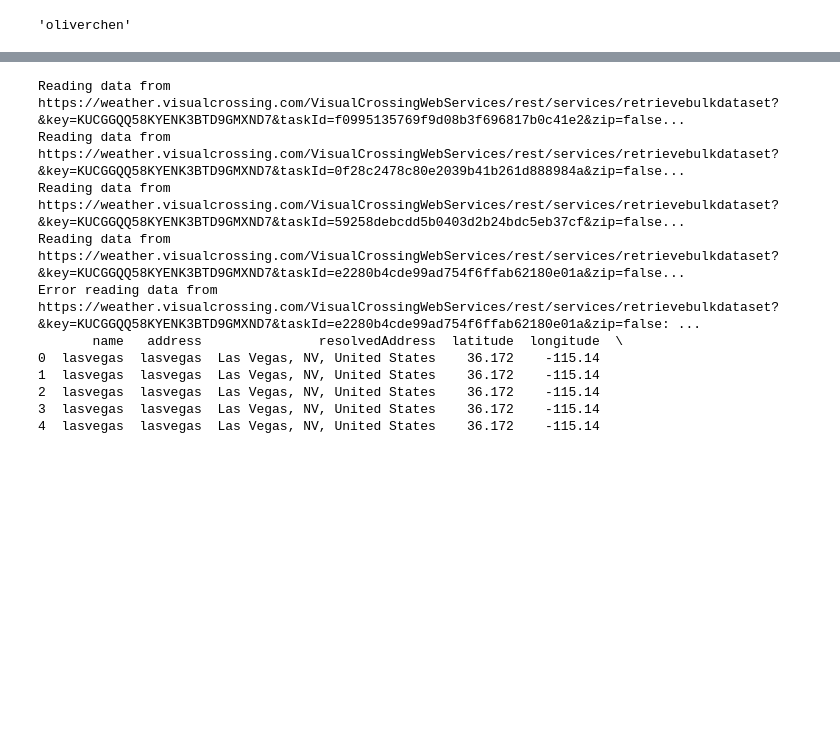
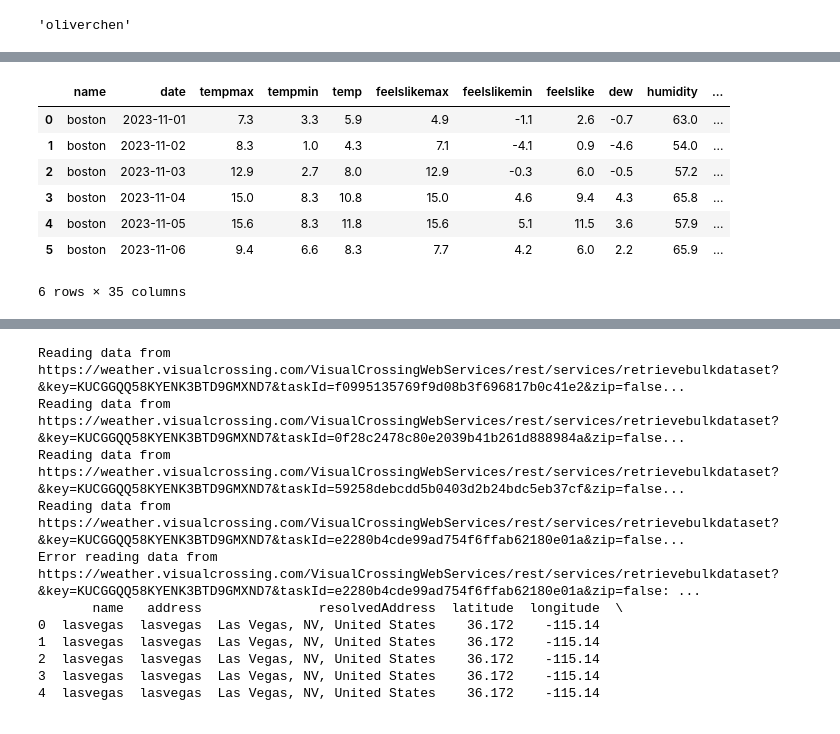
Before and after one commit to BingzheChen/DS6600_datapipeline, a Jupyter notebook: sandbox.ipynb, the cells around one changed output, grey strips where cells are left out. Cells and saved outputs as stored; diff of their text form; code cells hidden in the pictures; blank space fills up the shorter version.

```diff
--- a/sandbox.ipynb
+++ b/sandbox.ipynb
@@ -50,0 +50,16 @@ miami_hourly_data
+# %%
+my_query = """
+    SELECT *
+    FROM dailydata
+"""
+daily_data = pd.read_sql_query(my_query, con=engine)
+daily_data.head(6)
+# %% [output]
+|  | name | date | tempmax | tempmin | temp | feelslikemax | feelslikemin | feelslike | dew | humidity | ... |
+| 0 | boston | 2023-11-01 | 7.3 | 3.3 | 5.9 | 4.9 | -1.1 | 2.6 | -0.7 | 63.0 | ... |
+| 1 | boston | 2023-11-02 | 8.3 | 1.0 | 4.3 | 7.1 | -4.1 | 0.9 | -4.6 | 54.0 | ... |
+| 2 | boston | 2023-11-03 | 12.9 | 2.7 | 8.0 | 12.9 | -0.3 | 6.0 | -0.5 | 57.2 | ... |
+| 3 | boston | 2023-11-04 | 15.0 | 8.3 | 10.8 | 15.0 | 4.6 | 9.4 | 4.3 | 65.8 | ... |
+| 4 | boston | 2023-11-05 | 15.6 | 8.3 | 11.8 | 15.6 | 5.1 | 11.5 | 3.6 | 57.9 | ... |
+| 5 | boston | 2023-11-06 | 9.4 | 6.6 | 8.3 | 7.7 | 4.2 | 6.0 | 2.2 | 65.9 | ... |
+6 rows × 35 columns
```
Also changed, not shown: parts of 6 cells of this notebook, 6 other files.
